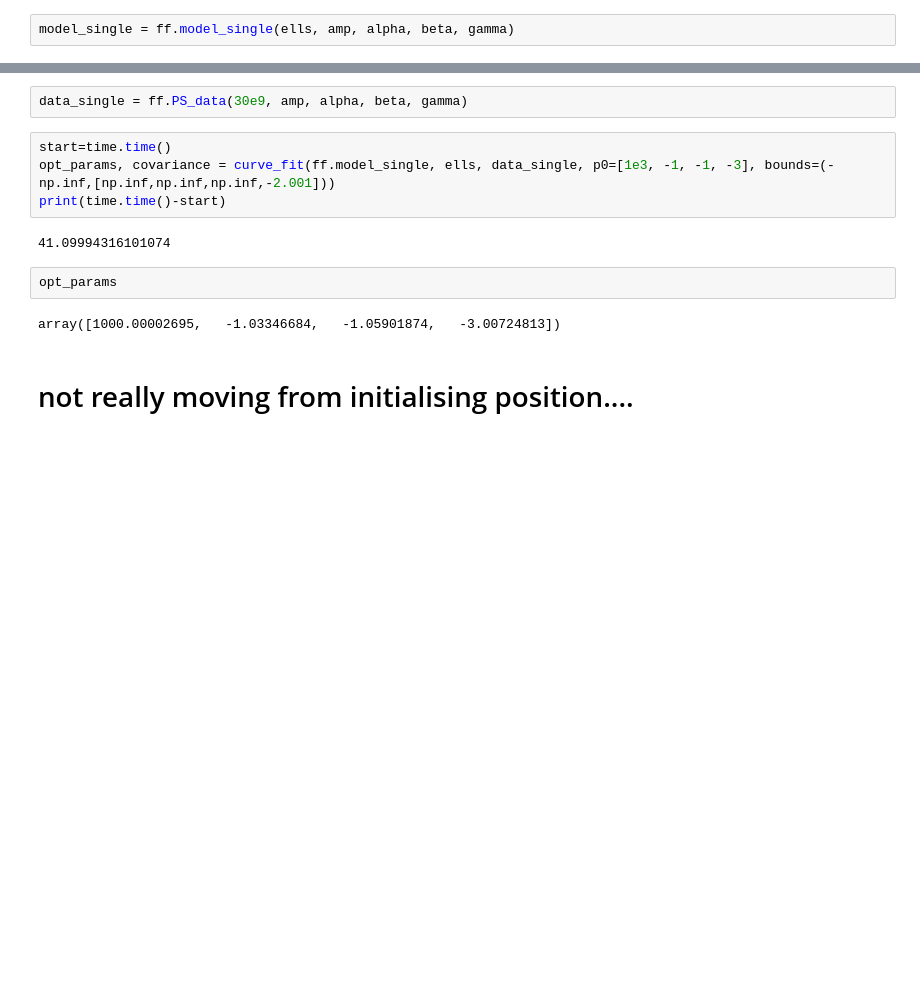
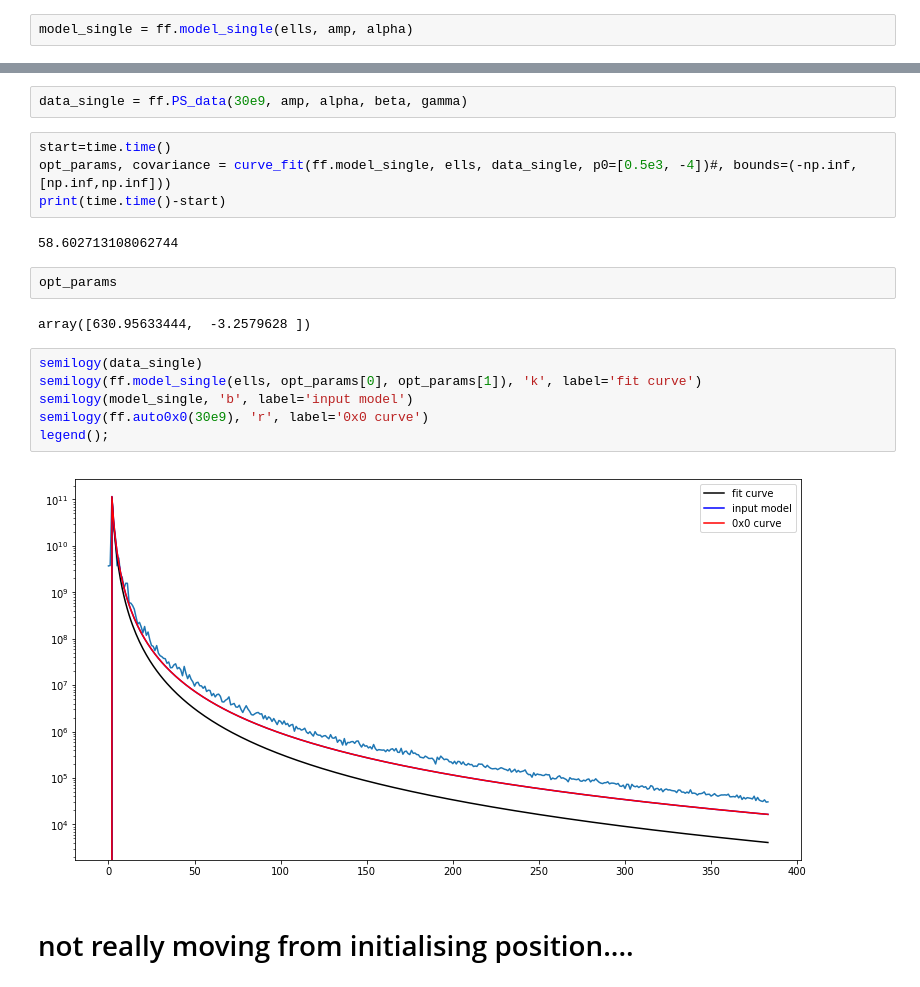
Before and after one commit to acwgough/foreground_moments, a Jupyter notebook: 2019-08-07 optimisation - curve fit and minimize.ipynb, the cells around one changed output, grey strips where cells are left out. Cells and saved outputs as stored; diff of their text form; blank space fills up the shorter version.

```diff
--- a/2019-08-07 optimisation - curve fit and minimize.ipynb
+++ b/2019-08-07 optimisation - curve fit and minimize.ipynb
@@ -80,5 +97,5 @@ result
 # %%
-model_single = ff.model_single(ells, amp, alpha, beta, gamma)
+model_single = ff.model_single(ells, amp, alpha)
 # %%
 model_single.shape
 # %% [output]
@@ -87,14 +104,22 @@ model_single.shape
 data_single = ff.PS_data(30e9, amp, alpha, beta, gamma)
 # %%
 start=time.time()
-opt_params, covariance = curve_fit(ff.model_single, ells, data_single, p0=[1e3, -1, -1, -3], bounds=(-np.inf,[np.inf,np.inf,np.inf,-2.001]))
+opt_params, covariance = curve_fit(ff.model_single, ells, data_single, p0=[0.5e3, -4])#, bounds=(-np.inf,[np.inf,np.inf]))
 print(time.time()-start)
 # %% [output]
-41.09994316101074
+58.602713108062744
 # %%
 opt_params
 # %% [output]
-array([1000.00002695,   -1.03346684,   -1.05901874,   -3.00724813])
+array([630.95633444,  -3.2579628 ])
+# %%
+semilogy(data_single)
+semilogy(ff.model_single(ells, opt_params[0], opt_params[1]), 'k', label='fit curve')
+semilogy(model_single, 'b', label='input model')
+semilogy(ff.auto0x0(30e9), 'r', label='0x0 curve')
+legend();
+# %% [output]
+[figure, added]
 # %% [markdown]
 # not really moving from initialising position....
 # %%
```
Also changed, not shown: parts of 6 cells of this notebook, 2 other files.
